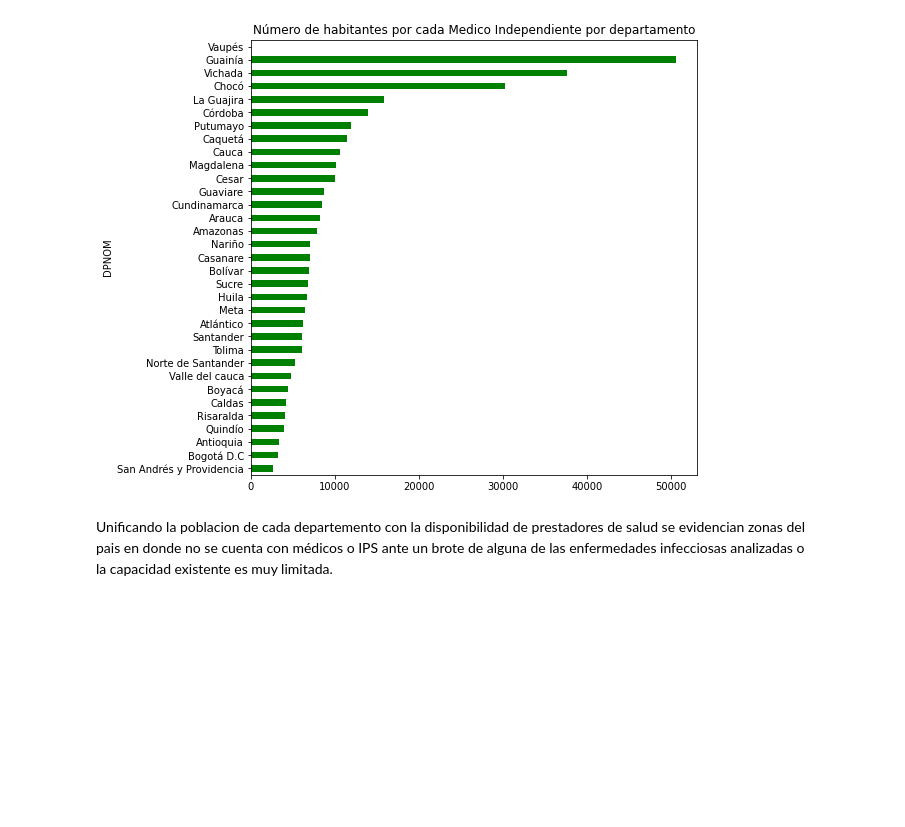
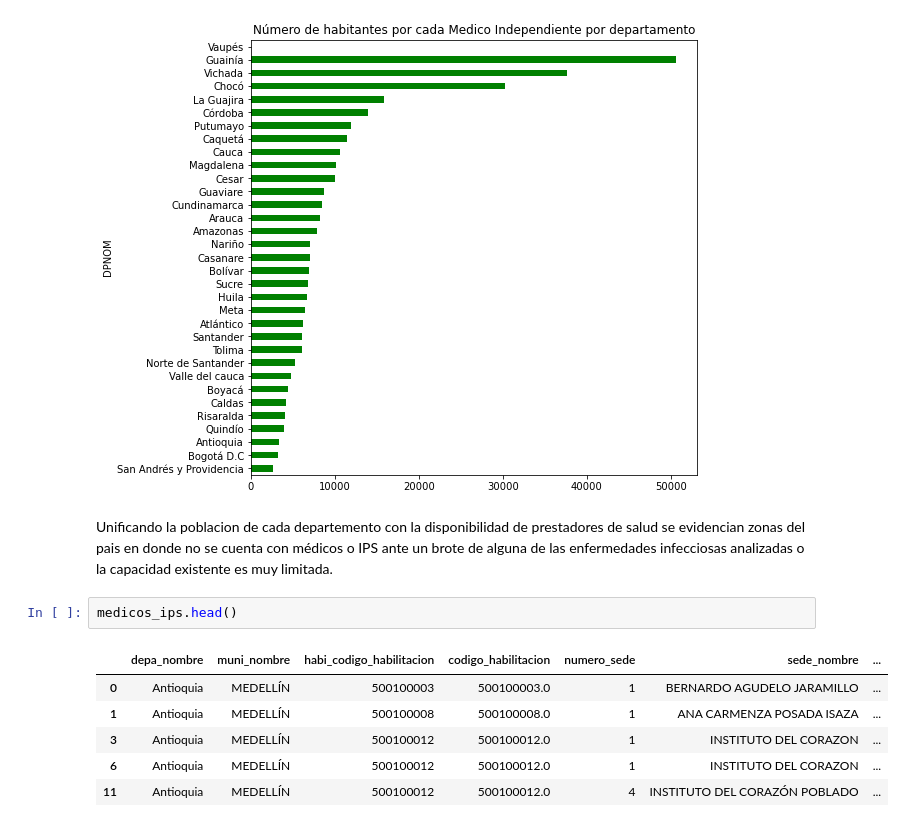
Before and after one commit to Santivg/DS4A-Team14, a Jupyter notebook: notebooks/EDA_medios_ips.ipynb, the cells around one changed output. Cells and saved outputs as stored; diff of their text form; blank space fills up the shorter version.

```diff
--- a/notebooks/EDA_medios_ips.ipynb
+++ b/notebooks/EDA_medios_ips.ipynb
@@ -467,3 +473,12 @@ med_pob_2020.sort_values(by = 'Habs_x_Medico').plot.barh(x = 'DPNOM', y = 'Habs_
 [figure]
 # %% [markdown]
 Unificando la poblacion de cada departemento con la disponibilidad de prestadores de salud se evidencian zonas del pais en donde no se cuenta con médicos o IPS ante un brote de alguna de las enfermedades infecciosas analizadas o la capacidad existente es muy limitada.
+# %%
+medicos_ips.head()
+# %% [output]
+|  | depa_nombre | muni_nombre | habi_codigo_habilitacion | codigo_habilitacion | numero_sede | sede_nombre | ... |
+| 0 | Antioquia | MEDELLÍN | 500100003 | 500100003.0 | 1 | BERNARDO AGUDELO JARAMILLO | ... |
+| 1 | Antioquia | MEDELLÍN | 500100008 | 500100008.0 | 1 | ANA CARMENZA POSADA ISAZA | ... |
+| 3 | Antioquia | MEDELLÍN | 500100012 | 500100012.0 | 1 | INSTITUTO DEL CORAZON | ... |
+| 6 | Antioquia | MEDELLÍN | 500100012 | 500100012.0 | 1 | INSTITUTO DEL CORAZON | ... |
+| 11 | Antioquia | MEDELLÍN | 500100012 | 500100012.0 | 4 | INSTITUTO DEL CORAZÓN POBLADO | ... |
```
Also changed, not shown: parts of 14 cells of this notebook, 1 other file.
